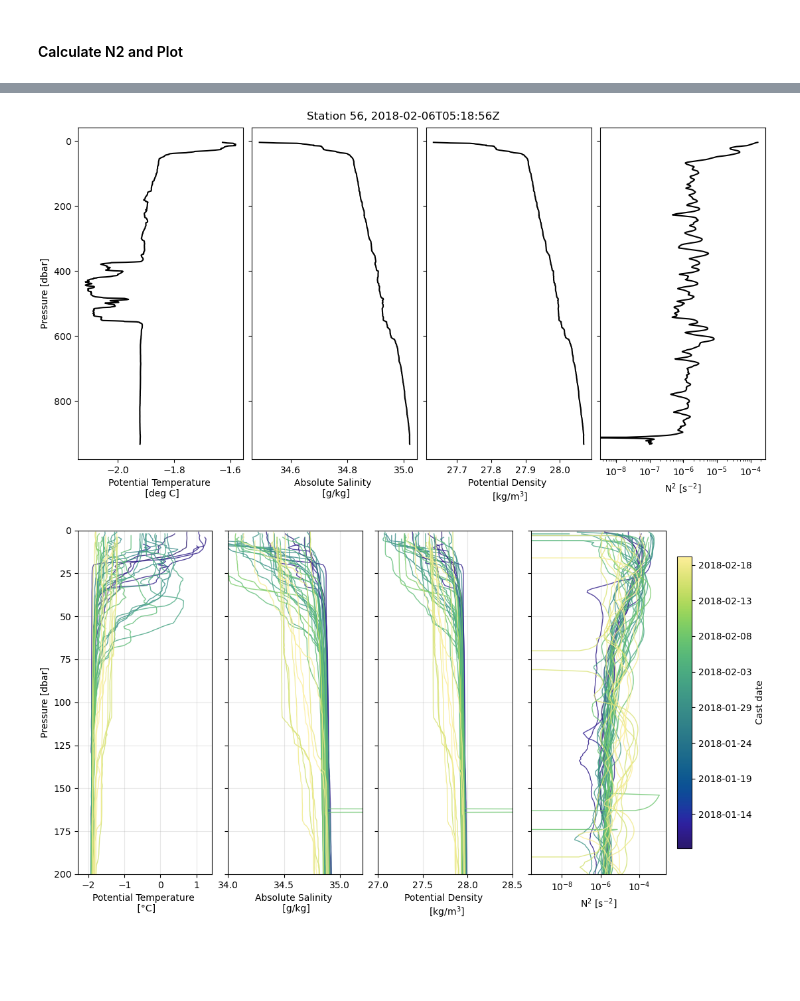
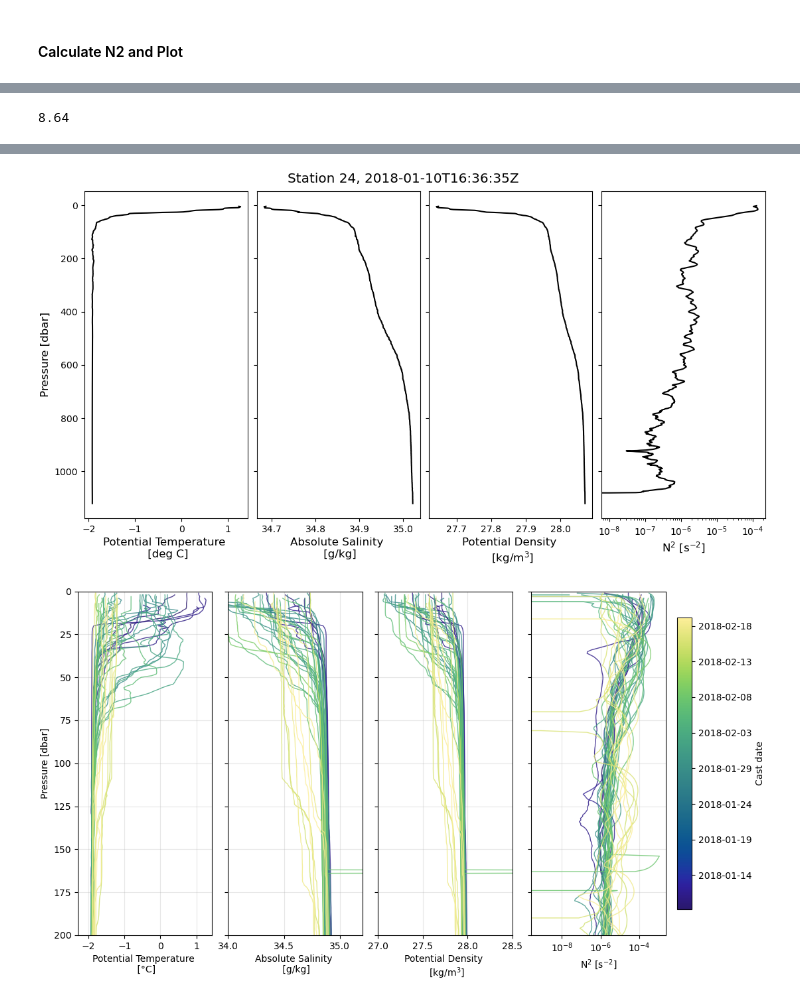
Before and after one commit to MackenzieBlanusa/TNB_tools, a Jupyter notebook: MastersThesis/DynamicMethod_PalmerCTD.ipynb, the cells around one changed output, grey strips where cells are left out. Drawn from its saved outputs; the diff is of its cells as text; code cells hidden in the pictures; blank space fills up the shorter version.

```diff
--- a/MastersThesis/DynamicMethod_PalmerCTD.ipynb
+++ b/MastersThesis/DynamicMethod_PalmerCTD.ipynb
@@ -786,7 +894,11 @@ for st, cast in casts.items():
+# %%
+1e-4*86400
+# %% [output]
+8.64
 # %%
 fig, axes = plt.subplots(1, 4, figsize=(11,6), constrained_layout=True, sharey=True)
-cast = casts[56]
-st=56
+cast = casts[24]
+st=23
 # 1st panel
 axes[0].plot(cast.Potential_Temperature, cast.pressure,color='k')
 axes[0].set_xlabel('Potential Temperature \n [deg C]')
@@ -826,4 +938,4 @@ Text(0.5, 0.98, 'Station 56, 2018-02-06T05:18:56Z')
-[figure, old version]
+[figure, new version]
 # %%
 fig, axes = plt.subplots(
     1, 4,
```
Also changed, not shown: parts of 14 cells of this notebook, 2 other files.
